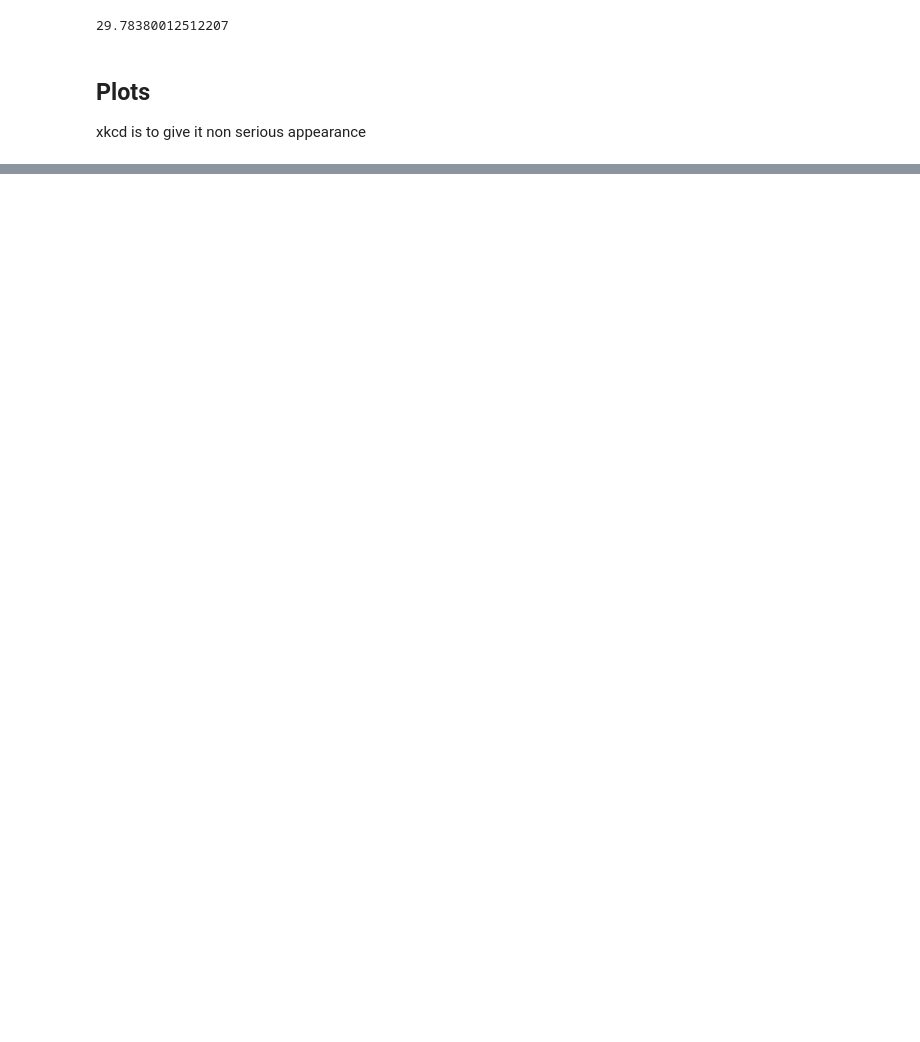
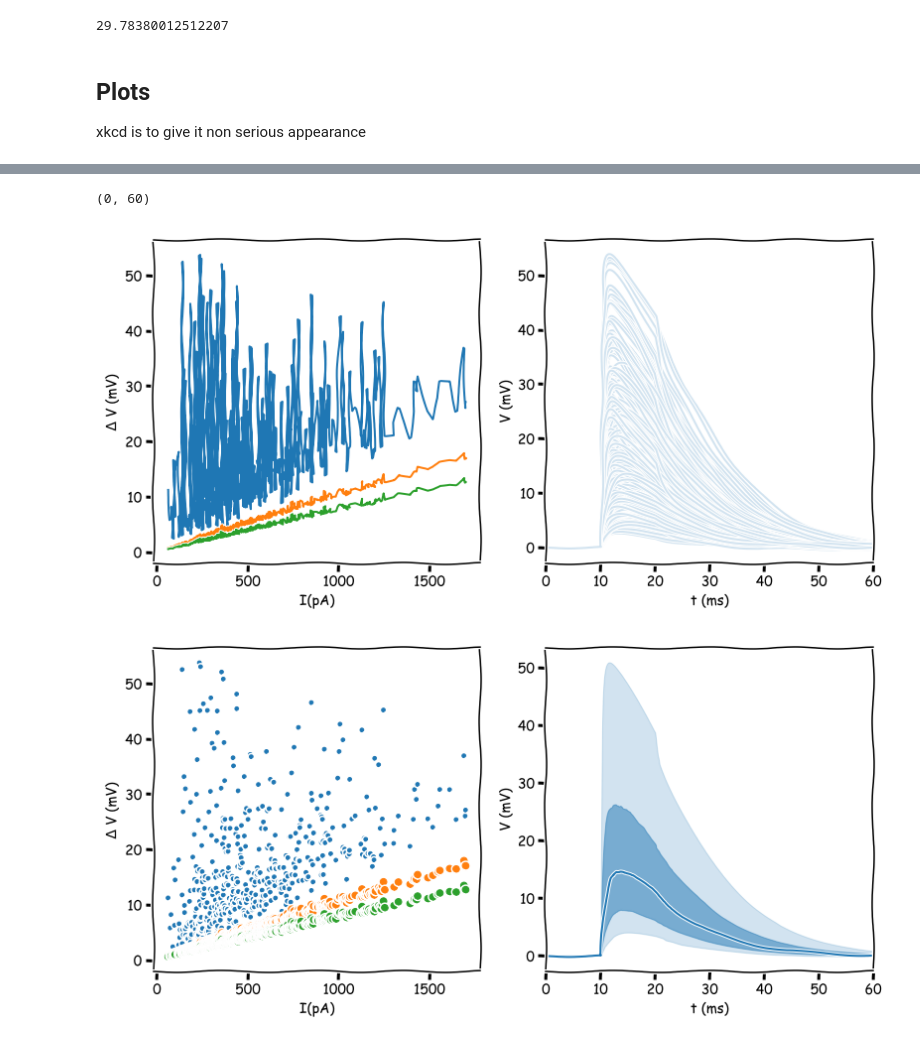
Before and after one commit to p-serna/SpineModel, a Jupyter notebook: Correlated Inh delta - Real dist.ipynb, the cells around one changed output, grey strips where cells are left out. Drawn from its saved outputs; the diff is of its cells as text; code cells hidden in the pictures; blank space fills up the shorter version.

```diff
--- a/Correlated Inh delta - Real dist.ipynb
+++ b/Correlated Inh delta - Real dist.ipynb
@@ -385,3 +393,51 @@ savefig("FigEI_pos10.pdf")
+# %%
+fig = figure(figsize=(13,6))
+ax = fig.add_subplot(121)
+
+sel = mes[:,-1].argsort()
+plot(mes[sel,-1]/1e-12,mes[sel,1]+65,label="Spine head")
+plot(mes[sel,-1]/1e-12,mes[sel,2]+65,label="Dendritic shaft")
+plot(mes[sel,-1]/1e-12,mes[sel,3]+65,label="Soma")
+
+xlabel("I(pA)")
+ylabel("$\Delta$ V (mV)")
+
+ax = fig.add_subplot(122)
+for i in permutation(arange(nsp))[:500]:
+    plot(array(trec)-toffset-ton+10,vtracs[:,i]-vtracs[0,i],'C0-',alpha=0.2)
+#fill_between(array(trec)-toffset-ton+10,vavt[:,0]+vavt[:,1],vavt[:,0]-vavt[:,1])
+xlabel("t (ms)")
+ylabel("V (mV)")
+xlim(0,60)
+#savefig("FigEI_pos10.pdf")
+
+fig = figure(figsize=(13,6))
+ax = fig.add_subplot(121)
+
+sel = mes[:,-1].argsort()
+plot(mes[sel,-1]/1e-12,mes[sel,1]+65,'.',label="Spine head")
+plot(mes[sel,-1]/1e-12,mes[sel,2]+65,'o',label="Dendritic shaft")
+plot(mes[sel,-1]/1e-12,mes[sel,3]+65,'o',label="Soma")
+
+xlabel("I(pA)")
+ylabel("$\Delta$ V (mV)")
+
+vtracso = vtracs*1.0
+
+vtracso.sort(axis=1)
+
+ax = fig.add_subplot(122)
+plot(array(trec)-toffset-ton+10,vtracso[:,250]-vtracs[0,0],'C0-')
+fill_between(array(trec)-toffset-ton+10,vtracso[:,5]-vtracs[0,0],vtracso[:,495]-vtracs[0,0],color='C0',alpha=0.2)
+fill_between(array(trec)-toffset-ton+10,vtracso[:,79]-vtracs[0,0],vtracso[:,421]-vtracs[0,0],color='C0',alpha=0.5)
+xlabel("t (ms)")
+ylabel("V (mV)")
+xlim(0,60)
+#savefig("FigEI_pos10.pdf")
+# %% [output]
+(0, 60)
+[figure, added]
+[figure, added]
 # %%
 
 dend.Ra = 250
```
Also changed, not shown: parts of 15 cells of this notebook.
